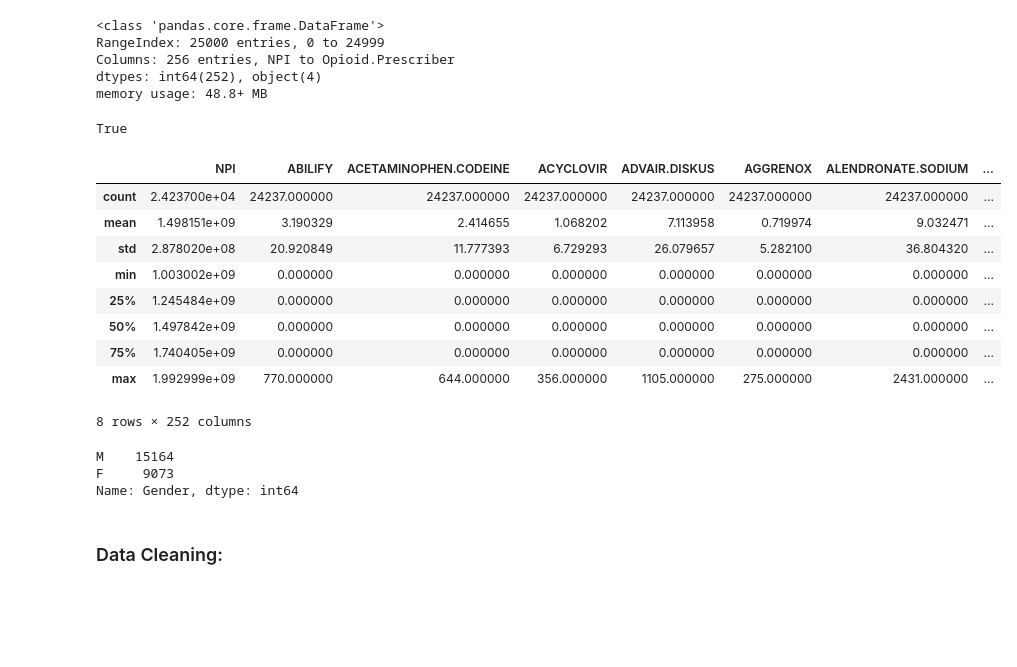
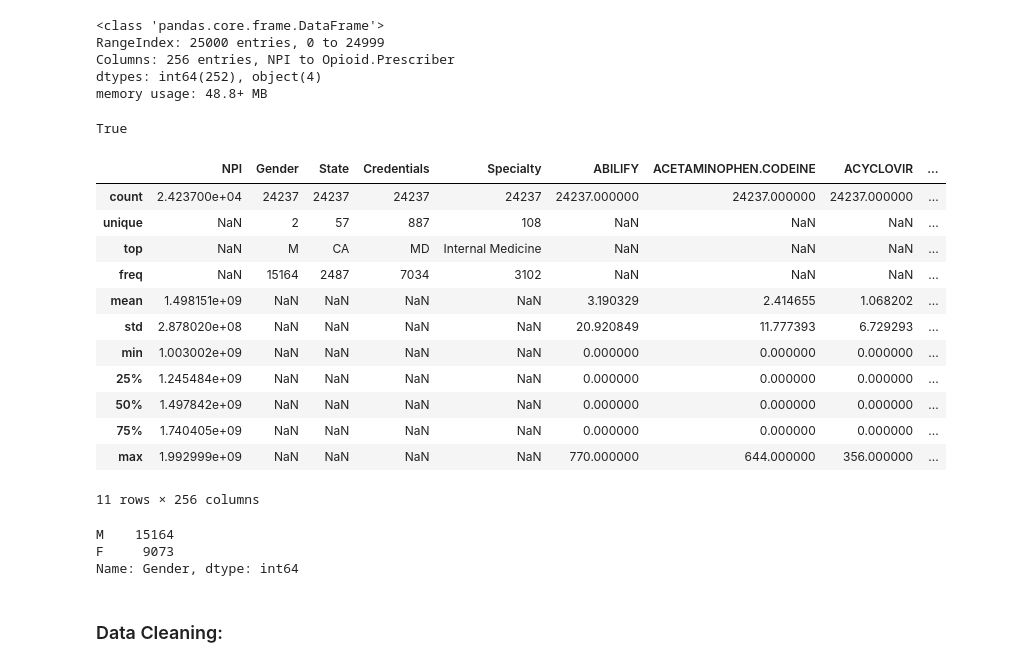
Before and after one commit to yiannimercer/Op, a Jupyter notebook: Final_Project_Prescriber_info_Amal_Almansour.ipynb, the cells around one changed output. Cells and saved outputs as stored; diff of their text form; code cells hidden in the pictures; blank space fills up the shorter version.

```diff
--- a/Final_Project_Prescriber_info_Amal_Almansour.ipynb
+++ b/Final_Project_Prescriber_info_Amal_Almansour.ipynb
@@ -52,7 +52,3 @@ RangeIndex: 25000 entries, 0 to 24999
 Columns: 256 entries, NPI to Opioid.Prescriber
 dtypes: int64(252), object(4)
 memory usage: 48.8+ MB
-# %%
-Prescriber.isnull().values.any()
-# %% [output]
-True
@@ -60,0 +55,5 @@ Prescriber = Prescriber.dropna()
+# %%
+# The null values here are regarding the prescribed medicine
+Prescriber.isnull().values.any()
+# %% [output]
+True
@@ -61,22 +63,26 @@ Prescriber = Prescriber.dropna()
 # %%
-Prescriber.describe()
+Prescriber.describe(include = 'all')
 # %% [output]
-|  | NPI | ABILIFY | ACETAMINOPHEN.CODEINE | ACYCLOVIR | ADVAIR.DISKUS | AGGRENOX | ALENDRONATE.SODIUM | ... |
-| count | 2.423700e+04 | 24237.000000 | 24237.000000 | 24237.000000 | 24237.000000 | 24237.000000 | 24237.000000 | ... |
-| mean | 1.498151e+09 | 3.190329 | 2.414655 | 1.068202 | 7.113958 | 0.719974 | 9.032471 | ... |
-| std | 2.878020e+08 | 20.920849 | 11.777393 | 6.729293 | 26.079657 | 5.282100 | 36.804320 | ... |
-| min | 1.003002e+09 | 0.000000 | 0.000000 | 0.000000 | 0.000000 | 0.000000 | 0.000000 | ... |
-| 25% | 1.245484e+09 | 0.000000 | 0.000000 | 0.000000 | 0.000000 | 0.000000 | 0.000000 | ... |
-| 50% | 1.497842e+09 | 0.000000 | 0.000000 | 0.000000 | 0.000000 | 0.000000 | 0.000000 | ... |
-| 75% | 1.740405e+09 | 0.000000 | 0.000000 | 0.000000 | 0.000000 | 0.000000 | 0.000000 | ... |
-| max | 1.992999e+09 | 770.000000 | 644.000000 | 356.000000 | 1105.000000 | 275.000000 | 2431.000000 | ... |
+|  | NPI | Gender | State | Credentials | Specialty | ABILIFY | ACETAMINOPHEN.CODEINE | ACYCLOVIR | ... |
+| count | 2.423700e+04 | 24237 | 24237 | 24237 | 24237 | 24237.000000 | 24237.000000 | 24237.000000 | ... |
+| unique | NaN | 2 | 57 | 887 | 108 | NaN | NaN | NaN | ... |
+| top | NaN | M | CA | MD | Internal Medicine | NaN | NaN | NaN | ... |
+| freq | NaN | 15164 | 2487 | 7034 | 3102 | NaN | NaN | NaN | ... |
+| mean | 1.498151e+09 | NaN | NaN | NaN | NaN | 3.190329 | 2.414655 | 1.068202 | ... |
+| std | 2.878020e+08 | NaN | NaN | NaN | NaN | 20.920849 | 11.777393 | 6.729293 | ... |
+| min | 1.003002e+09 | NaN | NaN | NaN | NaN | 0.000000 | 0.000000 | 0.000000 | ... |
+| 25% | 1.245484e+09 | NaN | NaN | NaN | NaN | 0.000000 | 0.000000 | 0.000000 | ... |
+| 50% | 1.497842e+09 | NaN | NaN | NaN | NaN | 0.000000 | 0.000000 | 0.000000 | ... |
+| 75% | 1.740405e+09 | NaN | NaN | NaN | NaN | 0.000000 | 0.000000 | 0.000000 | ... |
+| max | 1.992999e+09 | NaN | NaN | NaN | NaN | 770.000000 | 644.000000 | 356.000000 | ... |
-8 rows × 252 columns
+11 rows × 256 columns
-# %%
-Prescriber['Gender'].value_counts()
-# %% [output]
-M    15164
-F     9073
-Name: Gender, dtype: int64
+# %%
+# Check how many males and females in the dataset
+Prescriber['Gender'].value_counts()
+# %% [output]
+M    15164
+F     9073
+Name: Gender, dtype: int64
 # %% [markdown]
 ### Data Cleaning:
 # %% [markdown]
```
Also changed, not shown: parts of 19 cells of this notebook.
